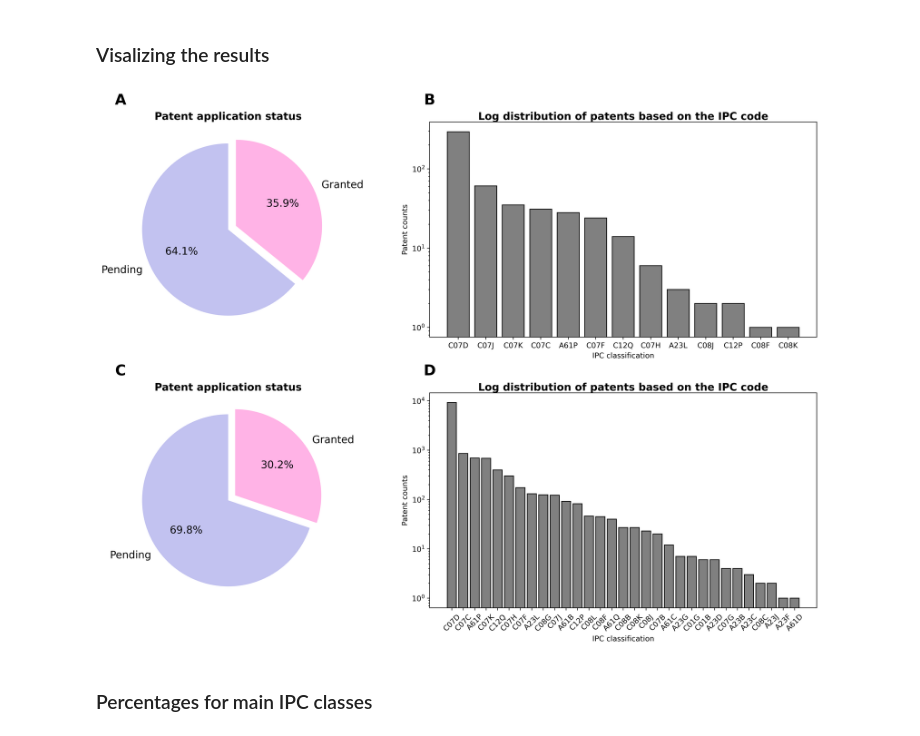
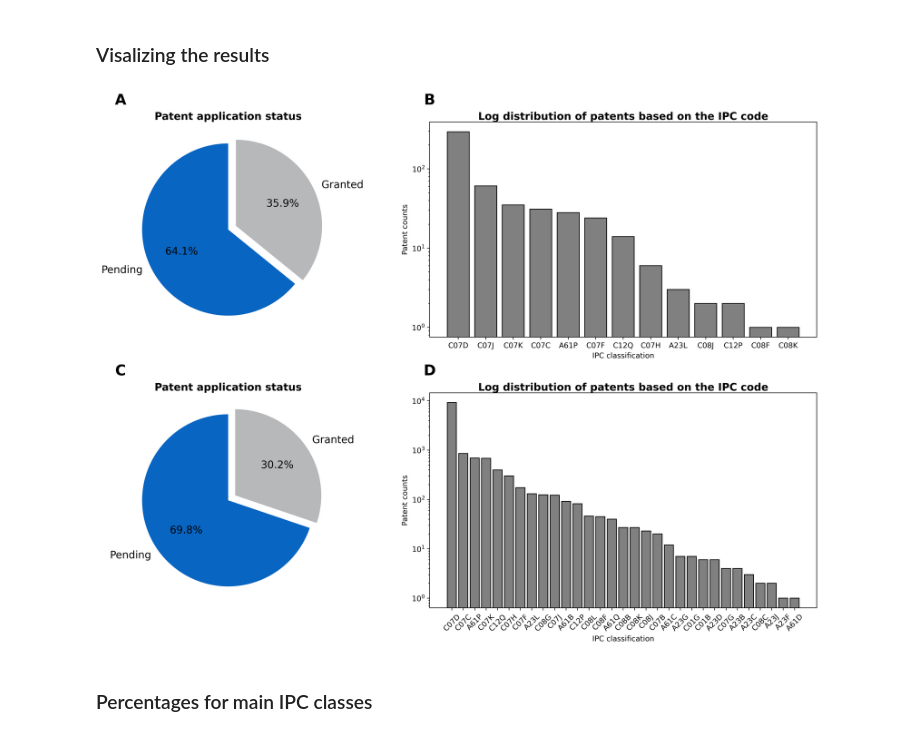
Before and after one commit to Fraunhofer-ITMP/Pharmaceutical-patent-landscaping, a Jupyter notebook: notebooks/3_1_patent_overview.ipynb, the cells around one changed output. Drawn from its saved outputs; the diff is of its cells as text; code cells hidden in the pictures.

```diff
--- a/notebooks/3_1_patent_overview.ipynb
+++ b/notebooks/3_1_patent_overview.ipynb
@@ -162,7 +162,7 @@ plt.pie(
     labels=rare_disease_status_df.status,
     autopct='%1.1f%%',
     startangle=90,
-    colors=['#c2c2f0','#ffb3e6'],
+    colors=['#0865c2','#b6b8ba'],
     textprops={'fontsize': 14}
 )
 plt.title(
@@ -204,7 +204,7 @@ plt.pie(
     labels=alzheimer_disease_status_df.status,
     autopct='%1.1f%%',
     startangle=90,
-    colors=['#c2c2f0','#ffb3e6'],
+    colors=['#0865c2','#b6b8ba'],
     textprops={'fontsize': 14}
 )
 plt.title(
@@ -217,34 +217,34 @@ plt.text(0, 1.1, string.ascii_uppercase[2],
         verticalalignment='center',
         transform = plt.gca().transAxes)
 
 # Histogram for alzheimers - IPC classification
 plt.subplot(3,2,4)
 plt.bar(
     x=alzheimer_disease_ipc_df.ipc,
     height=alzheimer_disease_ipc_df.patent_count,
     edgecolor='black',
     color='grey',
     log=True
 )
 plt.ylabel('Patent counts')
 plt.xlabel('IPC classification')
 plt.xticks(rotation=45)
 plt.title(
     "Log distribution of patents based on the IPC code",
     horizontalalignment='center', size=14,
     verticalalignment='center', weight='bold'
 )
 plt.text(0, 1.1, string.ascii_uppercase[3],
         size=20, weight='bold', horizontalalignment='center',
         verticalalignment='center',
         transform = plt.gca().transAxes)
 
 
 plt.tight_layout()
 plt.savefig(f'{FIG_DIR}/figure_2.png', bbox_inches='tight', dpi=400)
 plt.show()
 # %% [output]
-[figure, old version]
+[figure, new version]
 # %% [markdown]
 ### Percentages for main IPC classes
 # %%
```
